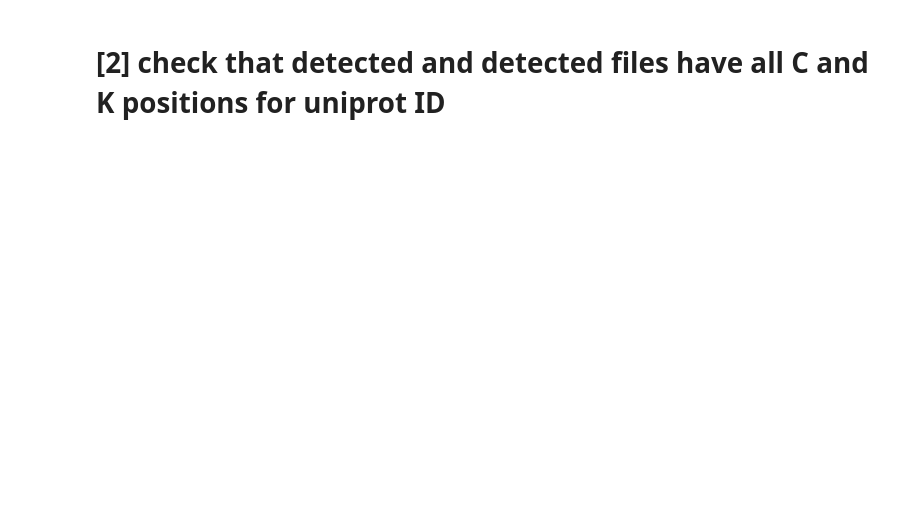
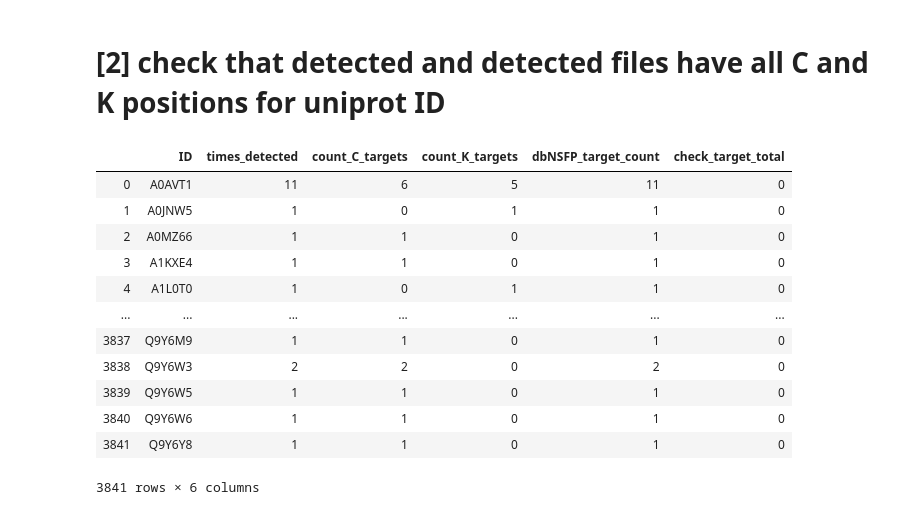
Before and after one commit to Mfpfox/MAPPING, a Jupyter notebook: K19_12_10_Coordinates_score_annotation.ipynb, the cells around one changed output. Cells and saved outputs as stored; diff of their text form; code cells hidden in the pictures; blank space fills up the shorter version.

Commit message:
accounting for dbNSFP files, ck sum for each protein n=3840

```diff
--- a/K19_12_10_Coordinates_score_annotation.ipynb
+++ b/K19_12_10_Coordinates_score_annotation.ipynb
@@ -24,0 +189,12 @@ os.chdir("/Users/mariapalafox/Box Sync/CODE_DATA/dir_MAPpaper/TSV_UNIPROT_xref/M
+# %%
+# from chemoproteomics data processing:
+targetcounts = pd.read_csv("/Users/mariapalafox/Box Sync/CODE_DATA/dir_MAPpaper/CYS_LYS_2012_to2018UKBpositions/REFERENCE_2018_mappedCK/SUBSETS/detection_freq_3953_CK_all.csv")
+c_target = pd.read_csv("/Users/mariapalafox/Box Sync/CODE_DATA/dir_MAPpaper/CYS_LYS_2012_to2018UKBpositions/REFERENCE_2018_mappedCK/SUBSETS/Cys2018_ever_labeled_6234.csv")
+k_target = pd.read_csv("/Users/mariapalafox/Box Sync/CODE_DATA/dir_MAPpaper/CYS_LYS_2012_to2018UKBpositions/REFERENCE_2018_mappedCK/SUBSETS/Lys2018_ever_labeled_9042.csv")
+# %%
+detected2 = pd.DataFrame(detected2)
+detected2.reset_index(inplace=True)
+detected2.columns = ['ID', 'dbNSFP_target_count']
+detected2.set_index('ID', inplace=True)
+targetcounts.sort_values('ID', inplace=True)
+targetcounts.set_index('ID', inplace=True)
@@ -24,0 +216,5 @@ os.chdir("/Users/mariapalafox/Box Sync/CODE_DATA/dir_MAPpaper/TSV_UNIPROT_xref/M
+# %%
+detected2.reset_index(inplace=True)
+targetcounts.reset_index(inplace=True)
+mergetargets = pd.merge(targetcounts,detected2,how='inner',on=['ID'])
+mergetargets
@@ -24,0 +235,3 @@ os.chdir("/Users/mariapalafox/Box Sync/CODE_DATA/dir_MAPpaper/TSV_UNIPROT_xref/M
+# %%
+mergetargets['check_target_total'] = mergetargets['times_detected'] - mergetargets['dbNSFP_target_count']
+checkColumnValues(mergetargets, 'check_target_total')
@@ -25,2 +273,19 @@ os.chdir("/Users/mariapalafox/Box Sync/CODE_DATA/dir_MAPpaper/TSV_UNIPROT_xref/M
 # %% [markdown]
 # [2] check that detected and detected files have all C and K positions for uniprot ID
+# %%
+all_targets = mergetargets[mergetargets['check_target_total'] != 1].copy()
+all_targets
+# %% [output]
+|  | ID | times_detected | count_C_targets | count_K_targets | dbNSFP_target_count | check_target_total |
+| 0 | A0AVT1 | 11 | 6 | 5 | 11 | 0 |
+| 1 | A0JNW5 | 1 | 0 | 1 | 1 | 0 |
+| 2 | A0MZ66 | 1 | 1 | 0 | 1 | 0 |
+| 3 | A1KXE4 | 1 | 1 | 0 | 1 | 0 |
+| 4 | A1L0T0 | 1 | 0 | 1 | 1 | 0 |
+| ... | ... | ... | ... | ... | ... | ... |
+| 3837 | Q9Y6M9 | 1 | 1 | 0 | 1 | 0 |
+| 3838 | Q9Y6W3 | 2 | 2 | 0 | 2 | 0 |
+| 3839 | Q9Y6W5 | 1 | 1 | 0 | 1 | 0 |
+| 3840 | Q9Y6W6 | 1 | 1 | 0 | 1 | 0 |
+| 3841 | Q9Y6Y8 | 1 | 1 | 0 | 1 | 0 |
+3841 rows × 6 columns
```
Also changed, not shown: parts of 40 cells of this notebook.
